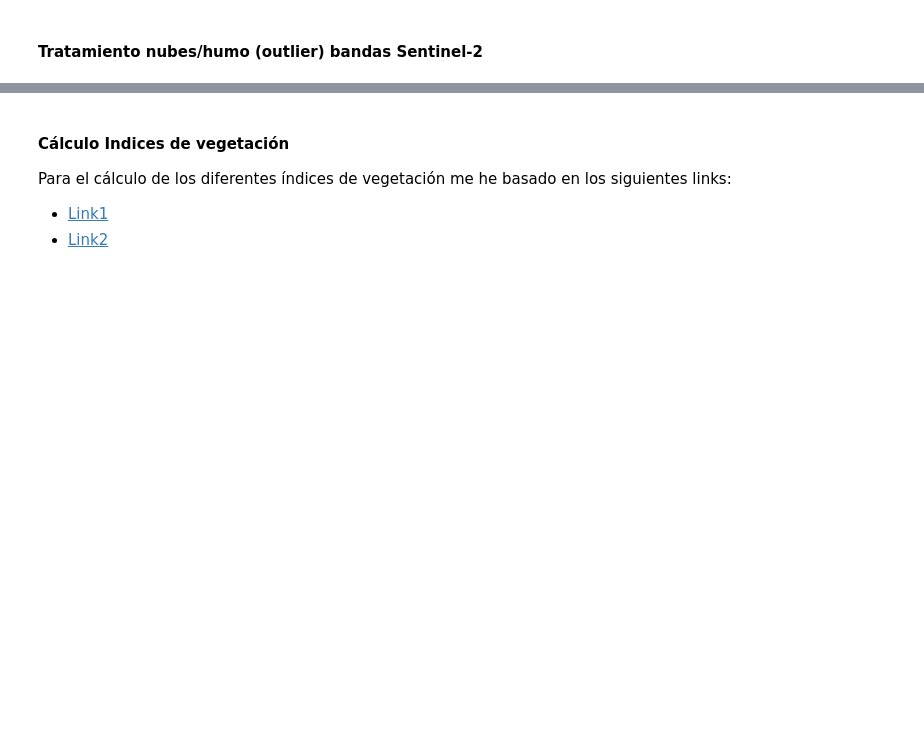
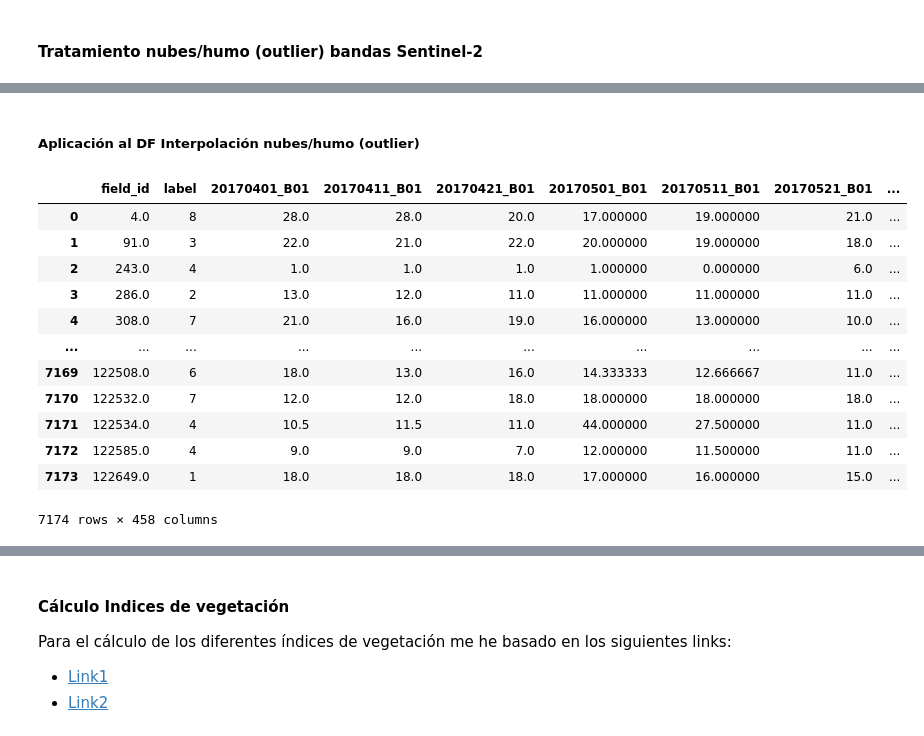
Before and after one commit to federicoabait/south_africa_crop_types_competition_s2_challenge, a Jupyter notebook: 03_Radiant_Earth_Spot_the_Crop_Preprocessing_Pipeline.ipynb, the cells around one changed output, grey strips where cells are left out. Cells and saved outputs as stored; diff of their text form; code cells hidden in the pictures; blank space fills up the shorter version.

```diff
--- a/03_Radiant_Earth_Spot_the_Crop_Preprocessing_Pipeline.ipynb
+++ b/03_Radiant_Earth_Spot_the_Crop_Preprocessing_Pipeline.ipynb
@@ -109,11 +116,3 @@ print(df[df.isnull().any(axis=1)][null_columns].head())
 ### Preprocesamiento - Ingeniería de Variables
 # %% [markdown]
 #### Tratamiento nubes/humo (outlier) bandas Sentinel-2
-# %%
-bandas = ['B01','B02','B03','B04','B05','B06','B07','B08','B8A','B09','B11', 'B12']
-features=[]
-for b in bandas:
-    if b=='SCL':
-            features+=df.filter(regex='._{}'.format(b)).columns.tolist()
-    else:
-        features+=df.filter(regex='._{}'.format(b)).columns.tolist()
@@ -121,0 +121,9 @@ len(features)
+# %%
+cols=[]
+cols += (df.filter(regex='._B8A').columns).tolist()
+banda_ts = pd.DataFrame({
+    'Fecha': df[cols].iloc[3607].filter(regex='.B8A').index,
+    'Banda4':df[cols].iloc[3607].filter(regex='.B8A').values
+})
+new = banda_ts['Fecha'].str.split("_", n = 1, expand = True)
+banda_ts['Fecha']= new[0]
@@ -122,14 +204,14 @@ len(features)
+# %% [markdown]
+##### Aplicación al DF Interpolación nubes/humo (outlier)
 # %%
 def suavizado(col):
     cols=[]
     cols += (df.filter(regex=col).columns).tolist()
     df_banda = pd.DataFrame(columns = cols)
     df_banda_tmp = pd.DataFrame(columns = cols)
-    banda = pd.DataFrame(columns = [col,'SCL','{}_I'.format(col)])
+    banda = pd.DataFrame(columns = [col,'{}_I'.format(col)])
     for index, row in  df.iterrows():
         banda[col] = row.filter(regex='._{}'.format(col)).values
-        banda['SCL'] = row.filter(regex='._SCL').values
-        banda.iloc[:,0] = np.where((banda.iloc[:,1] != 0), np.nan, banda.iloc[:,0])
         #Interpolación
         banda['{}_I'.format(col)] = banda[col].interpolate(method='linear',limit_direction ='backward')
         banda['{}_I'.format(col)] =  banda['{}_I'.format(col)].interpolate(method='linear',limit_direction ='forward')
@@ -142,11 +224,34 @@ def suavizado(col):
             st[i] = np.where(((st[i]-st[i-1] < -0.01*st[i-1]) &
                               (st[i]-st[i+1] < -0.01*st[i+1])),
                              (st[i-1]+st[i+1])/2, st[i])"""
-        df_banda_tmp = pd.DataFrame(data = st.values.reshape(1,7), columns = df_banda_tmp.columns)
+        df_banda_tmp = pd.DataFrame(data = st.values.reshape(1,len(df_banda_tmp.columns)), columns = df_banda_tmp.columns)
         frames = [df_banda, df_banda_tmp]
         df_banda = pd.concat(frames)
         df_banda=df_banda.reset_index(drop=True)
     return df_banda
+# %%
+bands = ['B01','B02','B03','B04','B05','B06','B07','B08','B8A','B09','B11', 'B12']
+df_final = df.loc[:, ['field_id','label']]
+for b in bands:
+    df_banda = suavizado(b)
+    df_final = pd.merge(df_final, df_banda, right_index=True, left_index=True)
+# %%
+df = df_final.copy()
+df
+# %% [output]
+|  | field_id | label | 20170401_B01 | 20170411_B01 | 20170421_B01 | 20170501_B01 | 20170511_B01 | 20170521_B01 | ... |
+| 0 | 4.0 | 8 | 28.0 | 28.0 | 20.0 | 17.000000 | 19.000000 | 21.0 | ... |
+| 1 | 91.0 | 3 | 22.0 | 21.0 | 22.0 | 20.000000 | 19.000000 | 18.0 | ... |
+| 2 | 243.0 | 4 | 1.0 | 1.0 | 1.0 | 1.000000 | 0.000000 | 6.0 | ... |
+| 3 | 286.0 | 2 | 13.0 | 12.0 | 11.0 | 11.000000 | 11.000000 | 11.0 | ... |
+| 4 | 308.0 | 7 | 21.0 | 16.0 | 19.0 | 16.000000 | 13.000000 | 10.0 | ... |
+| ... | ... | ... | ... | ... | ... | ... | ... | ... | ... |
+| 7169 | 122508.0 | 6 | 18.0 | 13.0 | 16.0 | 14.333333 | 12.666667 | 11.0 | ... |
+| 7170 | 122532.0 | 7 | 12.0 | 12.0 | 18.0 | 18.000000 | 18.000000 | 18.0 | ... |
+| 7171 | 122534.0 | 4 | 10.5 | 11.5 | 11.0 | 44.000000 | 27.500000 | 11.0 | ... |
+| 7172 | 122585.0 | 4 | 9.0 | 9.0 | 7.0 | 12.000000 | 11.500000 | 11.0 | ... |
+| 7173 | 122649.0 | 1 | 18.0 | 18.0 | 18.0 | 17.000000 | 16.000000 | 15.0 | ... |
+7174 rows × 458 columns
 # %%
 #Verificamos si hay valores nulos a causa de presencia de nubes/humo (variable CLM)
 null_columns=df.columns[df.isnull().any()]
```
Also changed, not shown: parts of 25 cells of this notebook.
